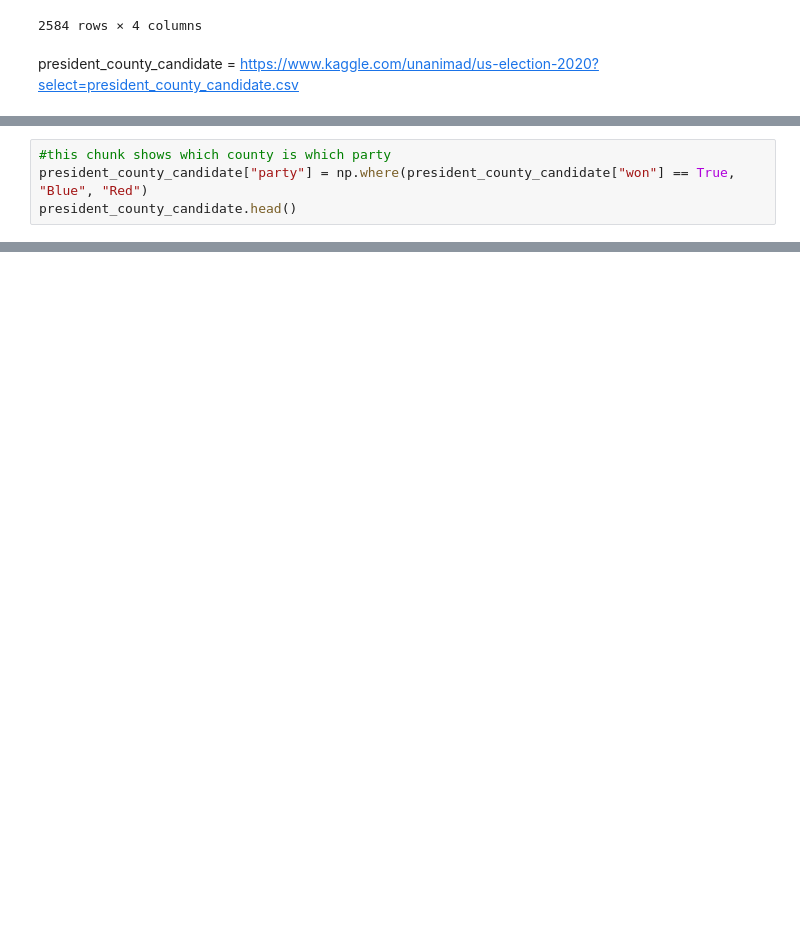
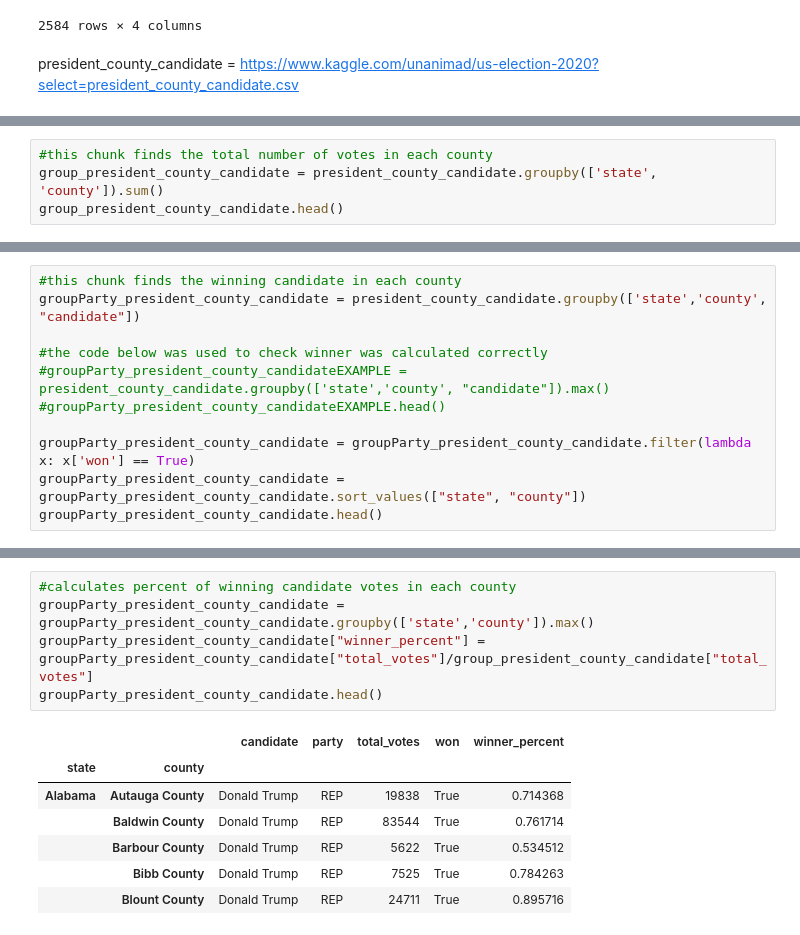
Before and after one commit to lauracharlotteli/cs216project, a Jupyter notebook: 216_project.ipynb, the cells around one changed output, grey strips where cells are left out. Saved outputs shown, nothing was run; the diff lists cells and outputs as text; blank space fills up the shorter version.

```diff
--- a/216_project.ipynb
+++ b/216_project.ipynb
@@ -250,4 +251,0 @@ president_county_candidate.head()
-# %%
-#this chunk shows which county is which party
-president_county_candidate["party"] = np.where(president_county_candidate["won"] == True, "Blue", "Red")
-president_county_candidate.head()
@@ -260,0 +252,4 @@ president_county_candidate.head()
+# %%
+#this chunk finds the total number of votes in each county
+group_president_county_candidate = president_county_candidate.groupby(['state', 'county']).sum()
+group_president_county_candidate.head()
@@ -260,0 +264,11 @@ president_county_candidate.head()
+# %%
+#this chunk finds the winning candidate in each county
+groupParty_president_county_candidate = president_county_candidate.groupby(['state','county', "candidate"])
+
+#the code below was used to check winner was calculated correctly
+#groupParty_president_county_candidateEXAMPLE = president_county_candidate.groupby(['state','county', "candidate"]).max()
+#groupParty_president_county_candidateEXAMPLE.head()
+
+groupParty_president_county_candidate = groupParty_president_county_candidate.filter(lambda x: x['won'] == True)
+groupParty_president_county_candidate = groupParty_president_county_candidate.sort_values(["state", "county"])
+groupParty_president_county_candidate.head()
@@ -260,0 +292,13 @@ president_county_candidate.head()
+# %%
+#calculates percent of winning candidate votes in each county
+groupParty_president_county_candidate = groupParty_president_county_candidate.groupby(['state','county']).max()
+groupParty_president_county_candidate["winner_percent"] =  groupParty_president_county_candidate["total_votes"]/group_president_county_candidate["total_votes"]
+groupParty_president_county_candidate.head()
+# %% [output]
+|  |  | candidate | party | total_votes | won | winner_percent |
+| state | county |  |  |  |  |  |
+| Alabama | Autauga County | Donald Trump | REP | 19838 | True | 0.714368 |
+|  | Baldwin County | Donald Trump | REP | 83544 | True | 0.761714 |
+|  | Barbour County | Donald Trump | REP | 5622 | True | 0.534512 |
+|  | Bibb County | Donald Trump | REP | 7525 | True | 0.784263 |
+|  | Blount County | Donald Trump | REP | 24711 | True | 0.895716 |
```
Also changed, not shown: parts of 5 cells of this notebook.
